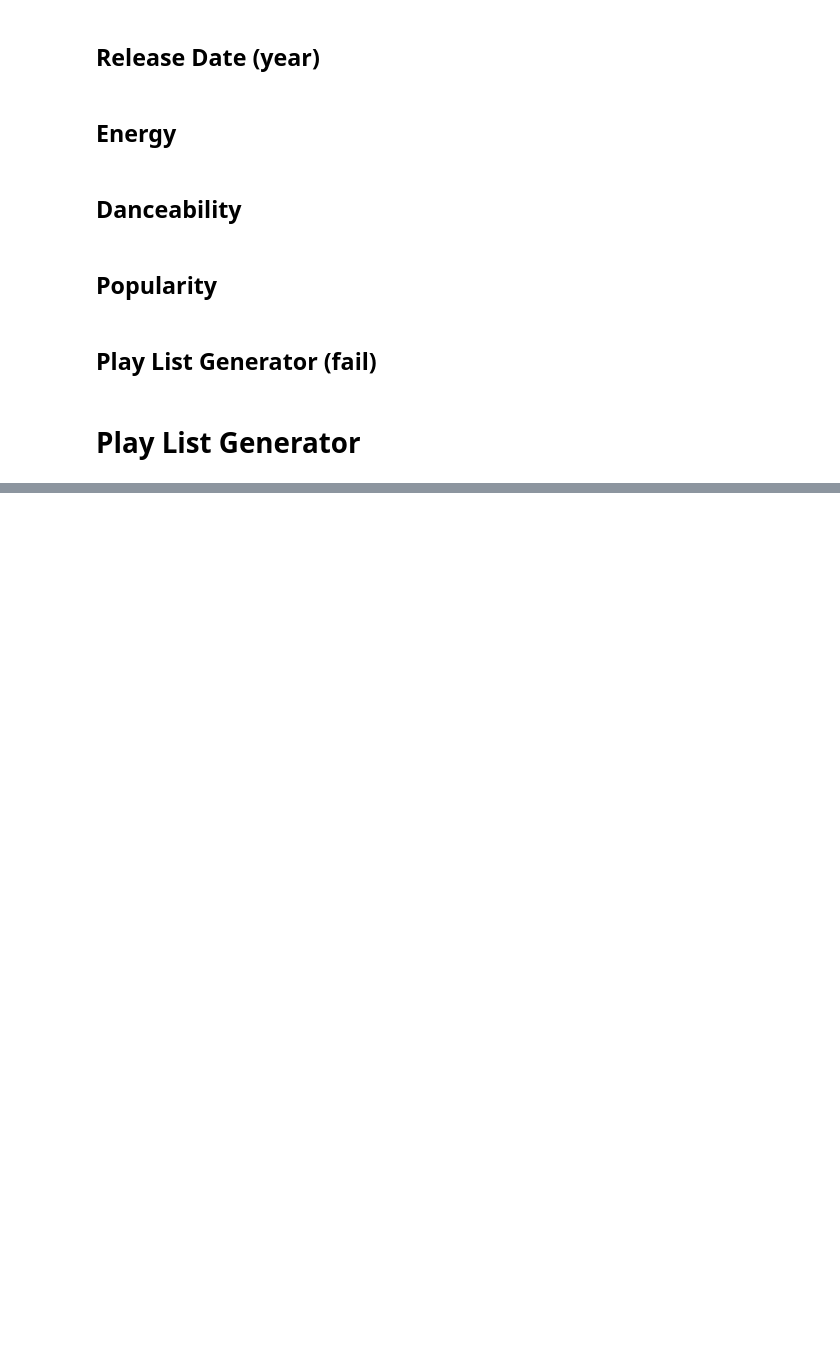
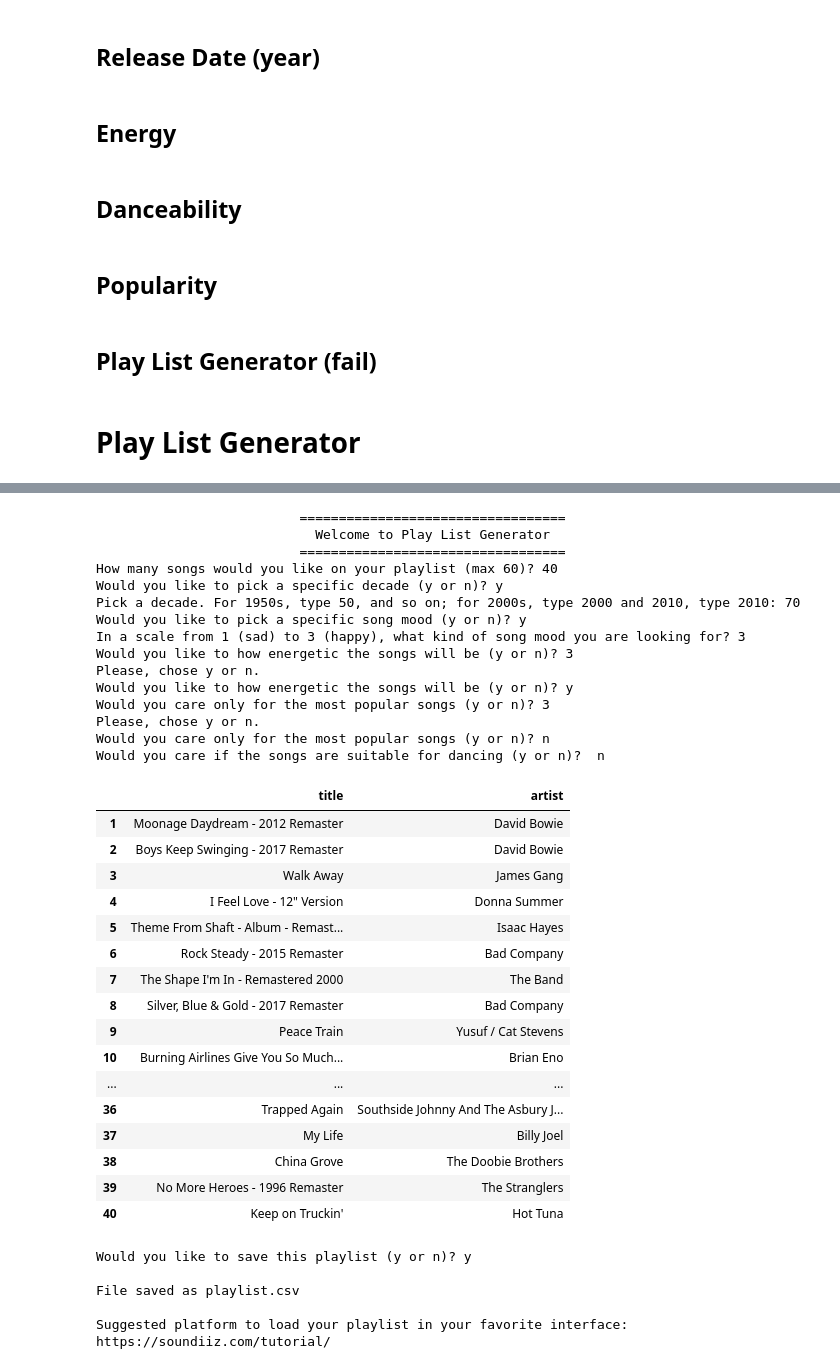
Before and after one commit to SGPracing/Play_List_Generator, a Jupyter notebook: Play_List_Gen.ipynb, the cells around one changed output, grey strips where cells are left out. Cells and saved outputs as stored; diff of their text form; code cells hidden in the pictures; blank space fills up the shorter version.

```diff
--- a/Play_List_Gen.ipynb
+++ b/Play_List_Gen.ipynb
@@ -273,20 +273,26 @@ def pop():
 ## Play List Generator (fail)
 # %% [markdown]
 # Play List Generator
+# %%
+def title():
+    print('                          ==================================')
+    print('                            Welcome to Play List Generator  ')
+    print('                          ==================================')
 # %%
 def play_list_gen(df):
-
 # Number of songs
-    print('                          ==================================')
-    print('                            Welcome to Play List Generator  ')
-    print('                          ==================================')
-
-    number = input('How many songs would you like on your playlist? ')
+    number = input('How many songs would you like on your playlist (max 60)? ')
     try:
         number = int(number)
     except:
         print('Please insert a valid number.')
         play_list_gen(df)
+
+    if number > 60:
+        print('Please insert a valid number.')
+        play_list_gen(df)
+    else:
+        pass
 
 # Decade choice
 
@@ -396,6 +402,7 @@ def play_list_gen(df):
 
     if df['title'].count() >= number:
         df = df[['title', 'artist']].sample(n=number).reset_index(drop=True)
+        df.index = df.index + 1
         display(df)
         save =  input('Would you like to save this playlist (y or n)? ')
 
@@ -418,6 +425,7 @@ def play_list_gen(df):
 
     else:
         df = df[['title', 'artist']].head(number).reset_index(drop=True)
+        df.index = df.index + 1
         display(df)
         save =  input('Would you like to save this playlist (y or n)? ')
 
@@ -478,3 +448,47 @@ KeyboardInterrupt: Interrupted by user
+# %%
+def playlist(df):
+    title()
+    play_list_gen(df)
+# %%
+playlist(rock_pl)
+# %% [output]
+                          ==================================
+                            Welcome to Play List Generator
+                          ==================================
+How many songs would you like on your playlist (max 60)? 40
+Would you like to pick a specific decade (y or n)? y
+Pick a decade. For 1950s, type 50, and so on; for 2000s, type 2000 and 2010, type 2010: 70
+Would you like to pick a specific song mood (y or n)? y
+In a scale from 1 (sad) to 3 (happy), what kind of song mood you are looking for? 3
+Would you like to how energetic the songs will be (y or n)? 3
+Please, chose y or n.
+Would you like to how energetic the songs will be (y or n)? y
+Would you care only for the most popular songs (y or n)? 3
+Please, chose y or n.
+Would you care only for the most popular songs (y or n)? n
+Would you care if the songs are suitable for dancing (y or n)?  n
+|  | title | artist |
+| 1 | Moonage Daydream - 2012 Remaster | David Bowie |
+| 2 | Boys Keep Swinging - 2017 Remaster | David Bowie |
+| 3 | Walk Away | James Gang |
+| 4 | I Feel Love - 12" Version | Donna Summer |
+| 5 | Theme From Shaft - Album - Remast... | Isaac Hayes |
+| 6 | Rock Steady - 2015 Remaster | Bad Company |
+| 7 | The Shape I'm In - Remastered 2000 | The Band |
+| 8 | Silver, Blue & Gold - 2017 Remaster | Bad Company |
+| 9 | Peace Train | Yusuf / Cat Stevens |
+| 10 | Burning Airlines Give You So Much... | Brian Eno |
+| ... | ... | ... |
+| 36 | Trapped Again | Southside Johnny And The Asbury J... |
+| 37 | My Life | Billy Joel |
+| 38 | China Grove | The Doobie Brothers |
+| 39 | No More Heroes - 1996 Remaster | The Stranglers |
+| 40 | Keep on Truckin' | Hot Tuna |
+Would you like to save this playlist (y or n)? y
+
+File saved as playlist.csv
+
+Suggested platform to load your playlist in your favorite interface: https://soundiiz.com/tutorial/
 # %%
 playlist = pd.read_csv('data/playlist.csv', sep = ";")
 # %%
```
Also changed, not shown: parts of 2 cells of this notebook.
